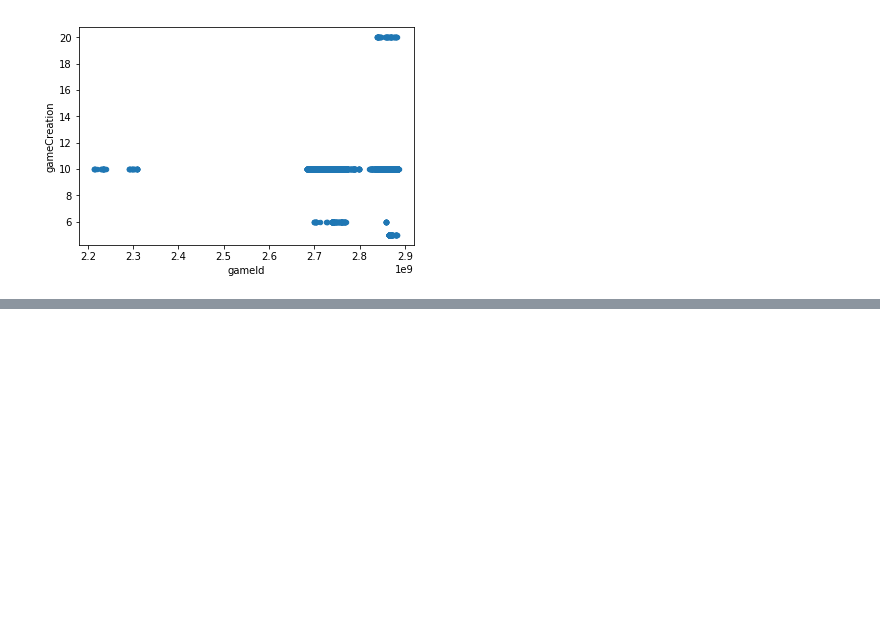
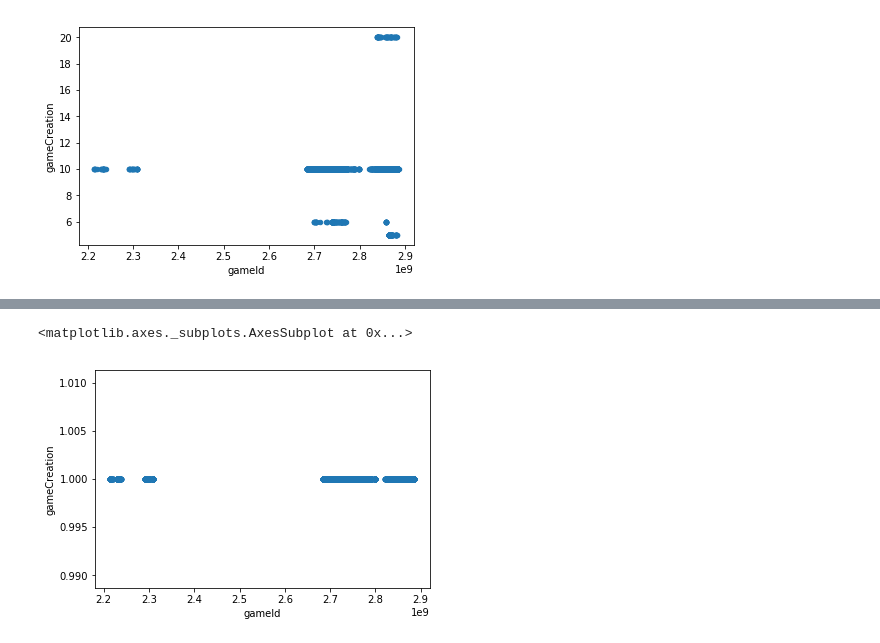
Before and after one commit to itozapata/league-notebooks, a Jupyter notebook: parquet_conversion/data integrity check.ipynb, the cells around one changed output, grey strips where cells are left out. Cells and saved outputs as stored; diff of their text form; code cells hidden in the pictures; blank space fills up the shorter version.

```diff
--- a/parquet_conversion/data integrity check.ipynb
+++ b/parquet_conversion/data integrity check.ipynb
@@ -38,0 +50,25 @@ MultiIndex(levels=[['championId', 'gameId'], ['count', '']],
+# %%
+df['countnumber'] = df.sort_values([
+    'gameId',
+    'player.accountId'
+]).groupby([
+    'gameId',
+    'player.accountId'
+]).cumcount() + 1
+# %%
+df2 = df.drop(df[df.countnumber > 1].index)
+# %%
+df2.groupby([
+    'gameId',
+    'player.accountId'
+], as_index=False).count()[[
+    'gameId',
+    'gameCreation'
+]].plot(
+    kind='scatter',
+    x='gameId',
+    y='gameCreation'
+)
+# %% [output]
+<matplotlib.axes._subplots.AxesSubplot at 0x...>
+[figure, added]
```
Also changed, not shown: parts of 3 cells of this notebook, 2 other files.
